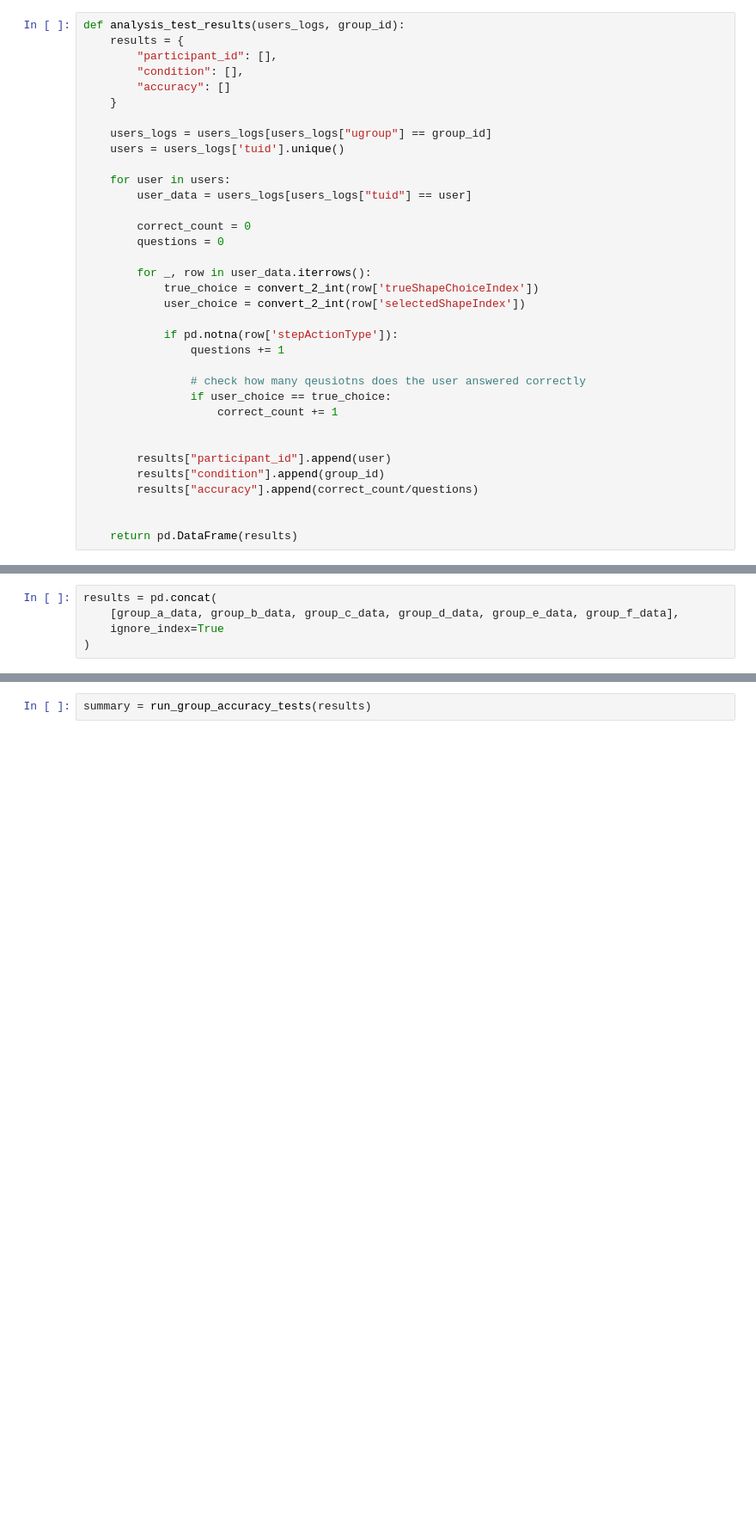
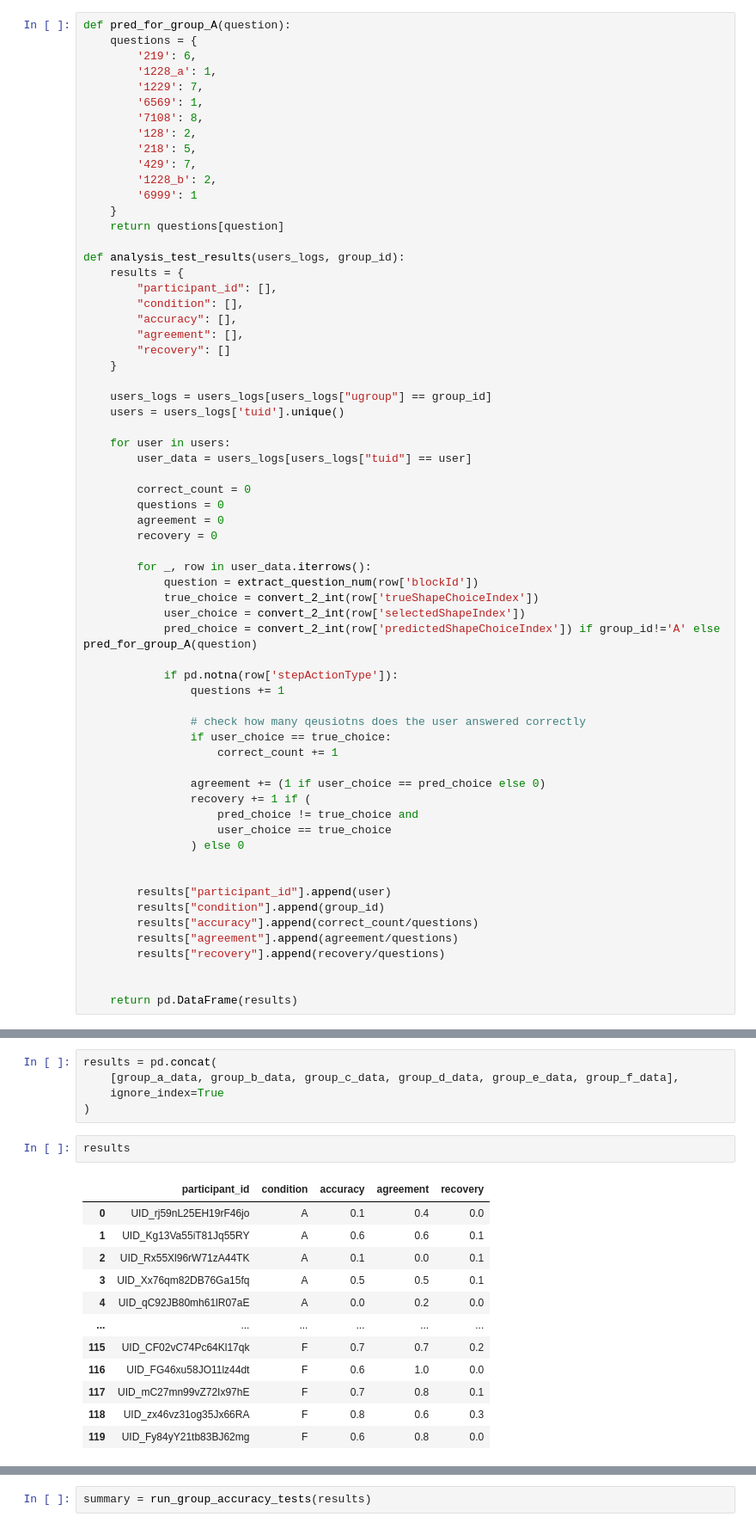
Before and after one commit to RuthiCohen/personalized_xai_aglorithm, a Jupyter notebook: statistical_analysis_all_experiments.ipynb, the cells around one changed output, grey strips where cells are left out. Shown at 86% size. Cells and saved outputs as stored; diff of their text form; blank space fills up the shorter version.

```diff
--- a/statistical_analysis_all_experiments.ipynb
+++ b/statistical_analysis_all_experiments.ipynb
@@ -268,11 +284,28 @@ def create_group_F(users_logs):
 
     return pd.DataFrame(results)
 # %%
+def pred_for_group_A(question):
+    questions = {
+        '219': 6,
+        '1228_a': 1,
+        '1229': 7,
+        '6569': 1,
+        '7108': 8,
+        '128': 2,
+        '218': 5,
+        '429': 7,
+        '1228_b': 2,
+        '6999': 1
+    }
+    return questions[question]
+
 def analysis_test_results(users_logs, group_id):
     results = {
         "participant_id": [],
         "condition": [],
-        "accuracy": []
+        "accuracy": [],
+        "agreement": [],
+        "recovery": []
     }
 
     users_logs = users_logs[users_logs["ugroup"] == group_id]
@@ -283,10 +316,14 @@ def analysis_test_results(users_logs, group_id):
 
         correct_count = 0
         questions = 0
+        agreement = 0
+        recovery = 0
 
         for _, row in user_data.iterrows():
+            question = extract_question_num(row['blockId'])
             true_choice = convert_2_int(row['trueShapeChoiceIndex'])
             user_choice = convert_2_int(row['selectedShapeIndex'])
+            pred_choice = convert_2_int(row['predictedShapeChoiceIndex']) if group_id!='A' else pred_for_group_A(question)
 
             if pd.notna(row['stepActionType']):
                 questions += 1
@@ -295,10 +332,18 @@ def analysis_test_results(users_logs, group_id):
                 if user_choice == true_choice:
                     correct_count += 1
 
+                agreement += (1 if user_choice == pred_choice else 0)
+                recovery += 1 if (
+                    pred_choice != true_choice and
+                    user_choice == true_choice
+                ) else 0
+
 
         results["participant_id"].append(user)
         results["condition"].append(group_id)
         results["accuracy"].append(correct_count/questions)
+        results["agreement"].append(agreement/questions)
+        results["recovery"].append(recovery/questions)
 
 
     return pd.DataFrame(results)
@@ -314,3 +359,18 @@ results = pd.concat(
     [group_a_data, group_b_data, group_c_data, group_d_data, group_e_data, group_f_data],
     ignore_index=True
 )
+# %%
+results
+# %% [output]
+|  | participant_id | condition | accuracy | agreement | recovery |
+| 0 | UID_rj59nL25EH19rF46jo | A | 0.1 | 0.4 | 0.0 |
+| 1 | UID_Kg13Va55iT81Jq55RY | A | 0.6 | 0.6 | 0.1 |
+| 2 | UID_Rx55Xl96rW71zA44TK | A | 0.1 | 0.0 | 0.1 |
+| 3 | UID_Xx76qm82DB76Ga15fq | A | 0.5 | 0.5 | 0.1 |
+| 4 | UID_qC92JB80mh61lR07aE | A | 0.0 | 0.2 | 0.0 |
+| ... | ... | ... | ... | ... | ... |
+| 115 | UID_CF02vC74Pc64Kl17qk | F | 0.7 | 0.7 | 0.2 |
+| 116 | UID_FG46xu58JO11lz44dt | F | 0.6 | 1.0 | 0.0 |
+| 117 | UID_mC27mn99vZ72Ix97hE | F | 0.7 | 0.8 | 0.1 |
+| 118 | UID_zx46vz31og35Jx66RA | F | 0.8 | 0.6 | 0.3 |
+| 119 | UID_Fy84yY21tb83BJ62mg | F | 0.6 | 0.8 | 0.0 |
```
Also changed, not shown: parts of 12 cells of this notebook.
